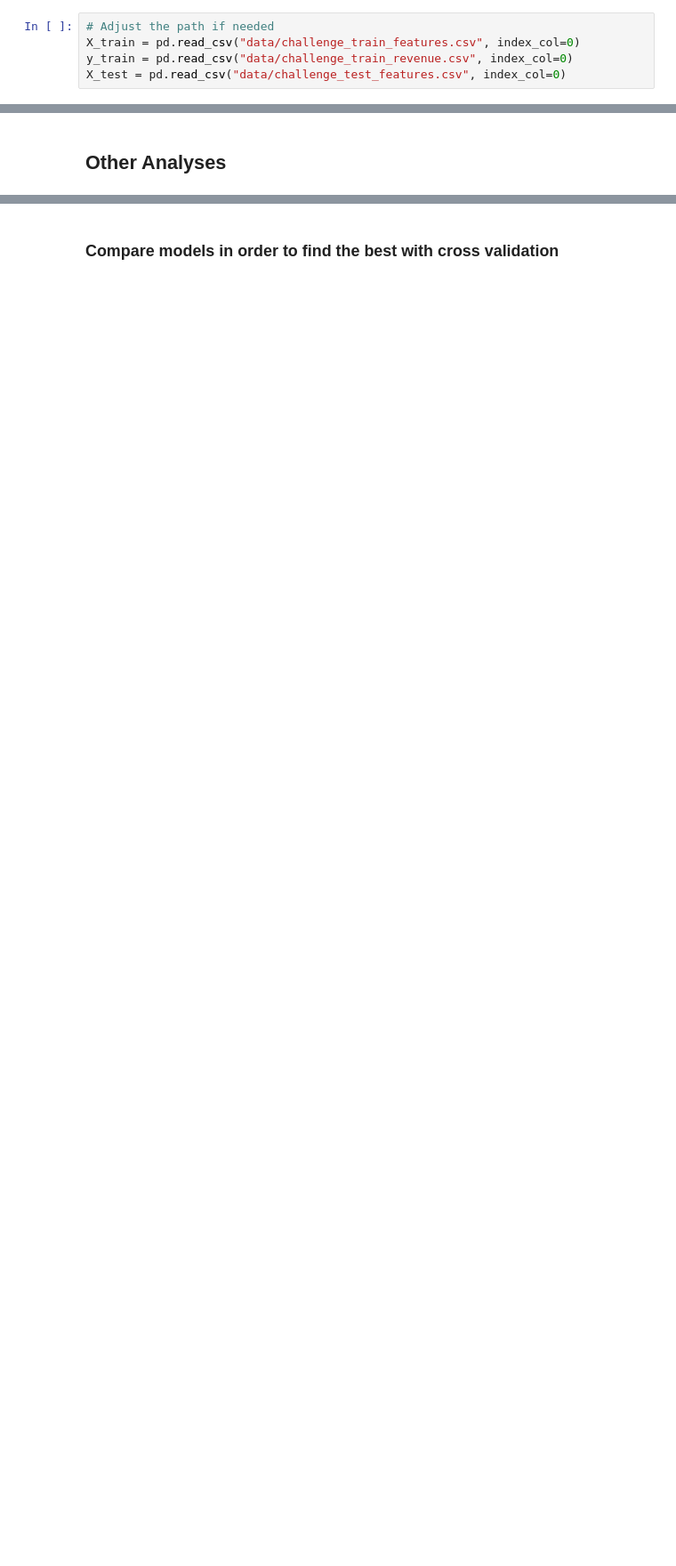
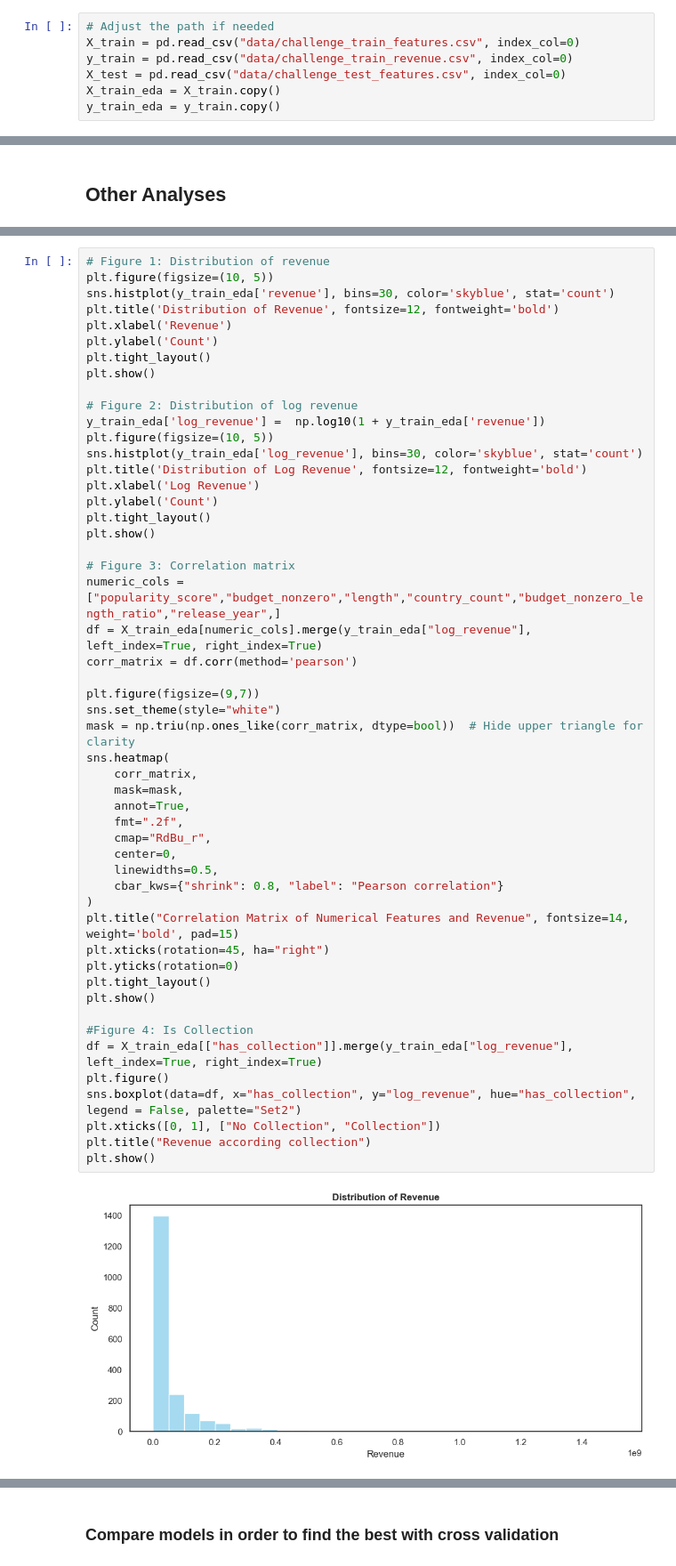
Before and after one commit to Nath-17/Movie-revenue-prediction, a Jupyter notebook: Overfit_&_debordes_Deliverable.ipynb, the cells around one changed output, grey strips where cells are left out. Shown: that part at 89% size. Cells and saved outputs as stored; diff of their text form; blank space fills up the shorter version.

```diff
--- a/Overfit_&_debordes_Deliverable.ipynb
+++ b/Overfit_&_debordes_Deliverable.ipynb
@@ -39,6 +40,8 @@ from sklearn.ensemble import RandomForestRegressor
 X_train = pd.read_csv("data/challenge_train_features.csv", index_col=0)
 y_train = pd.read_csv("data/challenge_train_revenue.csv", index_col=0)
 X_test = pd.read_csv("data/challenge_test_features.csv", index_col=0)
+X_train_eda = X_train.copy()
+y_train_eda = y_train.copy()
 # %% [markdown]
 Or directly with the website link
 # %%
@@ -483,0 +524,53 @@ train_and_get_predictions(X_train, y_train, X_final_test,filename="final_predict
+# %%
+# Figure 1: Distribution of revenue
+plt.figure(figsize=(10, 5))
+sns.histplot(y_train_eda['revenue'], bins=30, color='skyblue', stat='count')
+plt.title('Distribution of Revenue', fontsize=12, fontweight='bold')
+plt.xlabel('Revenue')
+plt.ylabel('Count')
+plt.tight_layout()
+plt.show()
+
+# Figure 2: Distribution of log revenue
+y_train_eda['log_revenue'] =  np.log10(1 + y_train_eda['revenue'])
+plt.figure(figsize=(10, 5))
+sns.histplot(y_train_eda['log_revenue'], bins=30, color='skyblue', stat='count')
+plt.title('Distribution of Log Revenue', fontsize=12, fontweight='bold')
+plt.xlabel('Log Revenue')
+plt.ylabel('Count')
+plt.tight_layout()
+plt.show()
+
+# Figure 3: Correlation matrix
+numeric_cols = ["popularity_score","budget_nonzero","length","country_count","budget_nonzero_length_ratio","release_year",]
+df = X_train_eda[numeric_cols].merge(y_train_eda["log_revenue"], left_index=True, right_index=True)
+corr_matrix = df.corr(method='pearson')
+
+plt.figure(figsize=(9,7))
+sns.set_theme(style="white")
+mask = np.triu(np.ones_like(corr_matrix, dtype=bool))  # Hide upper triangle for clarity
+sns.heatmap(
+    corr_matrix,
+    mask=mask,
+    annot=True,
+    fmt=".2f",
+    cmap="RdBu_r",
+    center=0,
+    linewidths=0.5,
+    cbar_kws={"shrink": 0.8, "label": "Pearson correlation"}
+)
+plt.title("Correlation Matrix of Numerical Features and Revenue", fontsize=14, weight='bold', pad=15)
+plt.xticks(rotation=45, ha="right")
+plt.yticks(rotation=0)
+plt.tight_layout()
+plt.show()
+
+#Figure 4: Is Collection
+df = X_train_eda[["has_collection"]].merge(y_train_eda["log_revenue"], left_index=True, right_index=True)
+plt.figure()
+sns.boxplot(data=df, x="has_collection", y="log_revenue", hue="has_collection", legend = False, palette="Set2")
+plt.xticks([0, 1], ["No Collection", "Collection"])
+plt.title("Revenue according collection")
+plt.show()
+# %% [output]
+[figure, added]
```
Also changed, not shown: parts of 16 cells of this notebook.
